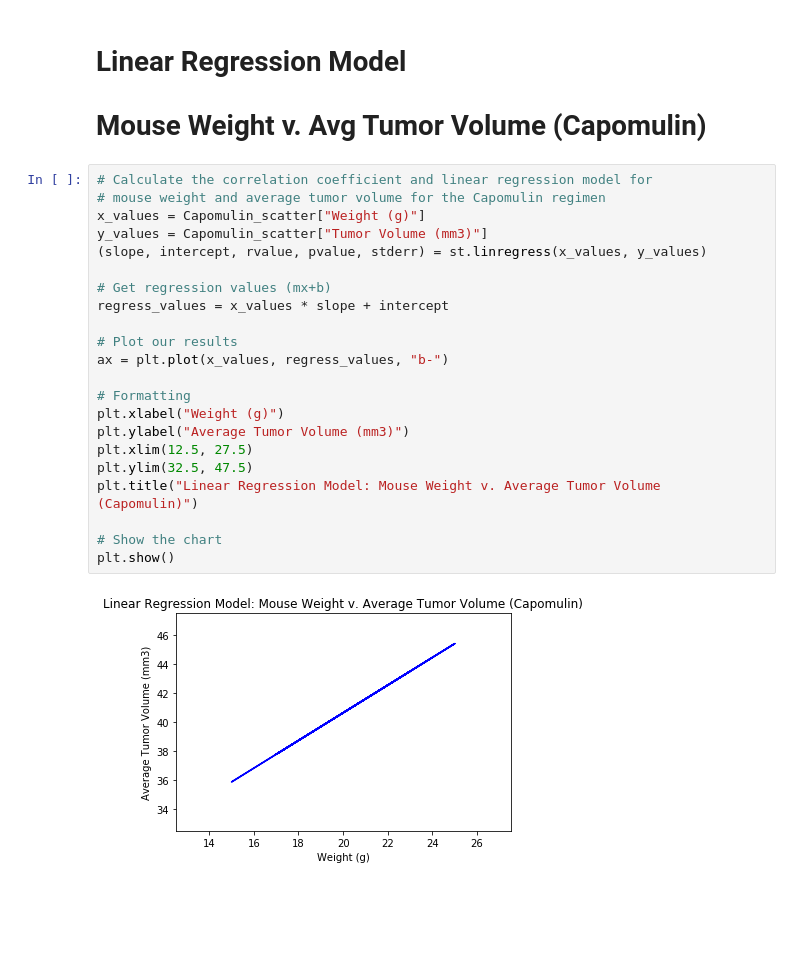
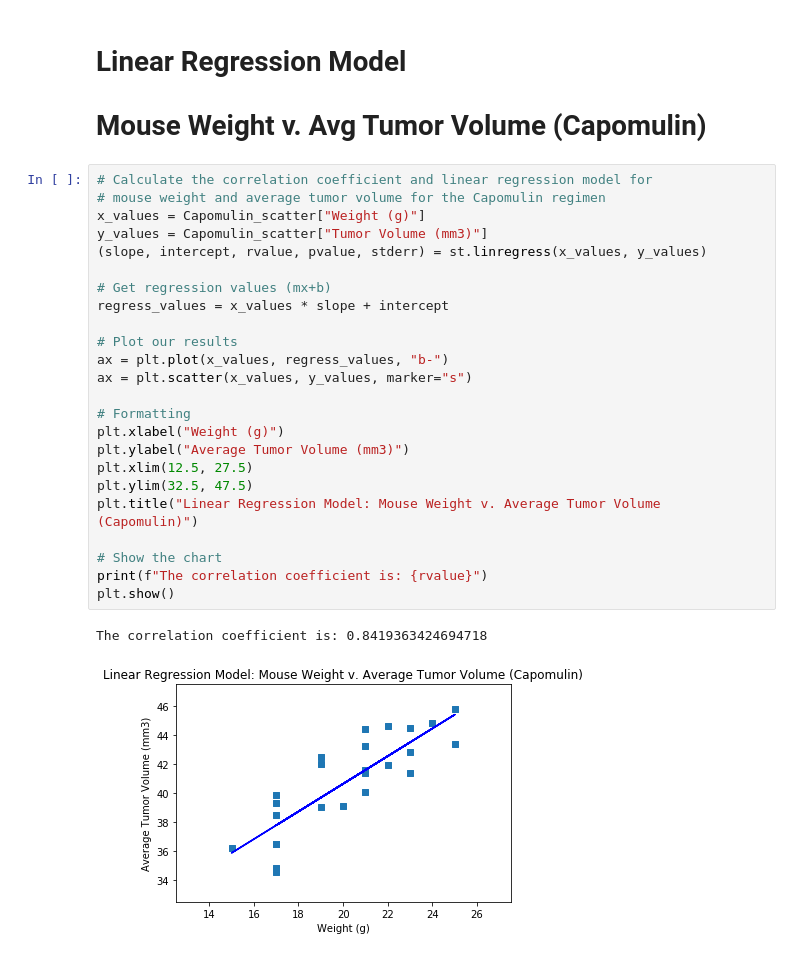
Before and after one commit to patrickhpatin/matplotlib-challenge, a Jupyter notebook: pymaceuticals_starter.ipynb, the cells around one changed output. Saved outputs shown, nothing was run; the diff lists cells and outputs as text; blank space fills up the shorter version.

```diff
--- a/pymaceuticals_starter.ipynb
+++ b/pymaceuticals_starter.ipynb
@@ -449,24 +448,27 @@ plt.show()
 # %%
 # Calculate the correlation coefficient and linear regression model for
 # mouse weight and average tumor volume for the Capomulin regimen
 x_values = Capomulin_scatter["Weight (g)"]
 y_values = Capomulin_scatter["Tumor Volume (mm3)"]
 (slope, intercept, rvalue, pvalue, stderr) = st.linregress(x_values, y_values)
 
 # Get regression values (mx+b)
 regress_values = x_values * slope + intercept
 
 # Plot our results
 ax = plt.plot(x_values, regress_values, "b-")
+ax = plt.scatter(x_values, y_values, marker="s")
 
 # Formatting
 plt.xlabel("Weight (g)")
 plt.ylabel("Average Tumor Volume (mm3)")
 plt.xlim(12.5, 27.5)
 plt.ylim(32.5, 47.5)
 plt.title("Linear Regression Model: Mouse Weight v. Average Tumor Volume (Capomulin)")
 
 # Show the chart
+print(f"The correlation coefficient is: {rvalue}")
 plt.show()
 # %% [output]
+The correlation coefficient is: 0.8419363424694718
-[figure, old version]
+[figure, new version]
```
Also changed, not shown: parts of 6 cells of this notebook.
